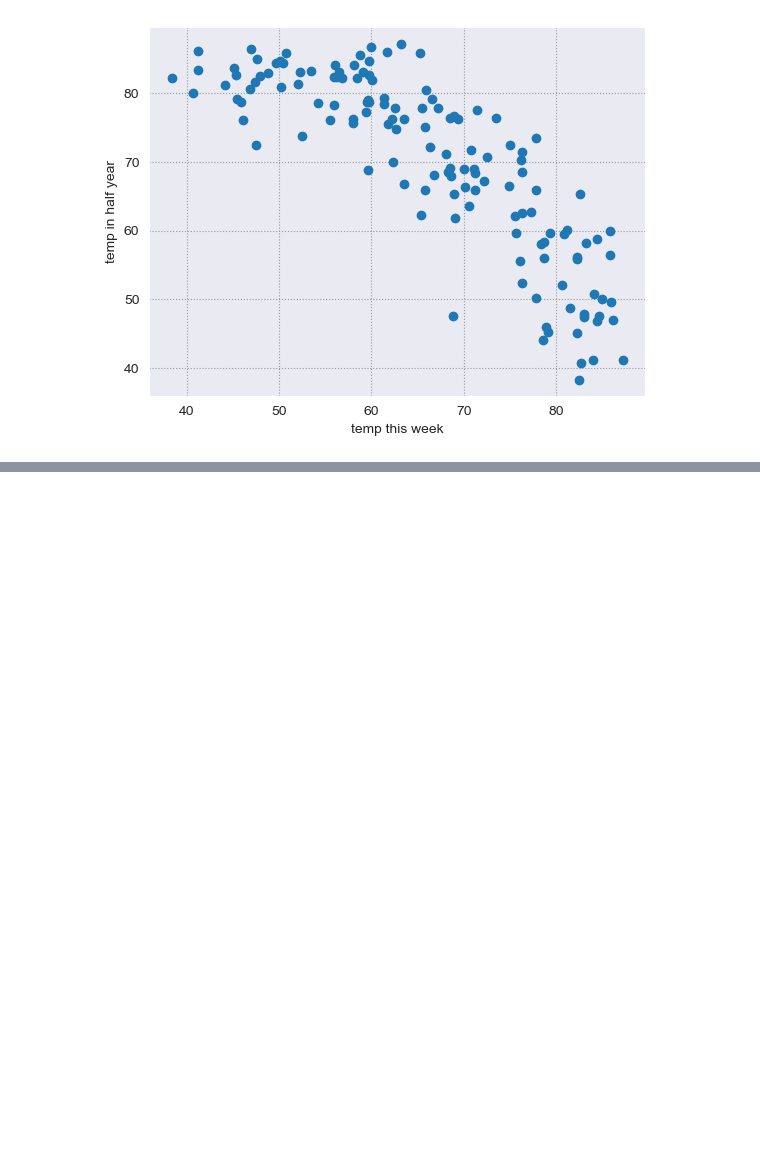
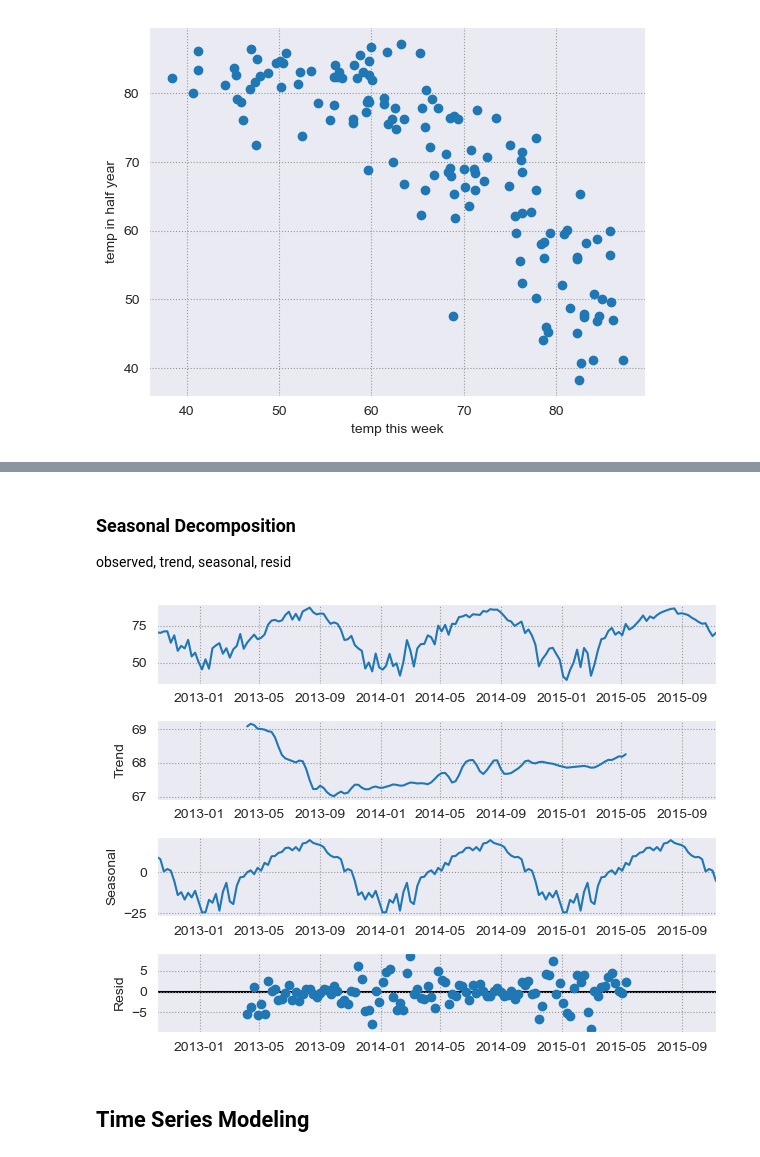
Before and after one commit to shawn-brown12/time_series, a Jupyter notebook: time_series_notes.ipynb, the cells around one changed output, grey strips where cells are left out. Saved outputs shown, nothing was run; the diff lists cells and outputs as text; code cells hidden in the pictures; blank space fills up the shorter version.

```diff
--- a/time_series_notes.ipynb
+++ b/time_series_notes.ipynb
@@ -502,0 +514,13 @@ plt.show()
+# %% [markdown]
+### Seasonal Decomposition
+
+observed, trend, seasonal, resid
+# %%
+results = sm.tsa.seasonal_decompose(train.resample('w').mean())
+
+results.plot()
+None
+# %% [output]
+[figure, added]
+# %% [markdown]
+## Time Series Modeling
```
Also changed, not shown: parts of 3 cells of this notebook, 3 other files.
